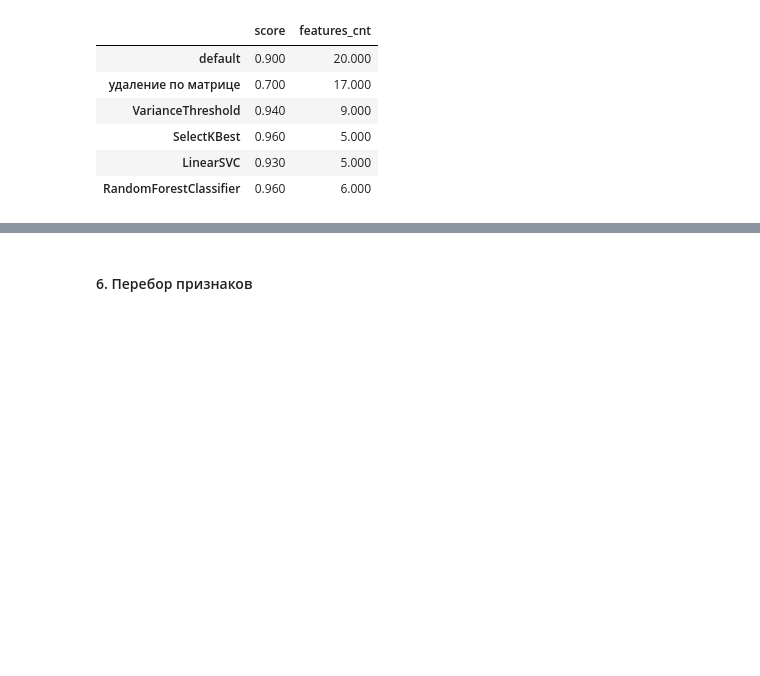
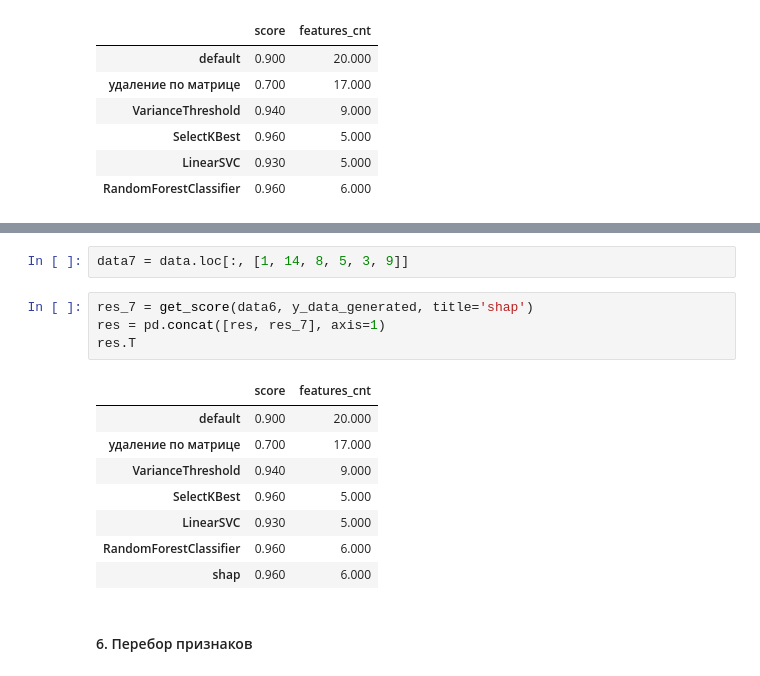
Before and after one commit to choodnovsky/Netilogiya_degp13, a Jupyter notebook: dz_8.11.ipynb, the cells around one changed output, grey strips where cells are left out. Saved outputs shown, nothing was run; the diff lists cells and outputs as text; blank space fills up the shorter version.

```diff
--- a/dz_8.11.ipynb
+++ b/dz_8.11.ipynb
@@ -266,3 +282,18 @@ res.T
+# %%
+data7 = data.loc[:, [1, 14, 8, 5, 3, 9]]
+# %%
+res_7 = get_score(data6, y_data_generated, title='shap')
+res = pd.concat([res, res_7], axis=1)
+res.T
+# %% [output]
+|  | score | features_cnt |
+| default | 0.900 | 20.000 |
+| удаление по матрице | 0.700 | 17.000 |
+| VarianceThreshold | 0.940 | 9.000 |
+| SelectKBest | 0.960 | 5.000 |
+| LinearSVC | 0.930 | 5.000 |
+| RandomForestClassifier | 0.960 | 6.000 |
+| shap | 0.960 | 6.000 |
 # %% [markdown]
 #### 6. Перебор признаков
 # %% [markdown]
```
Also changed, not shown: parts of 15 cells of this notebook.
